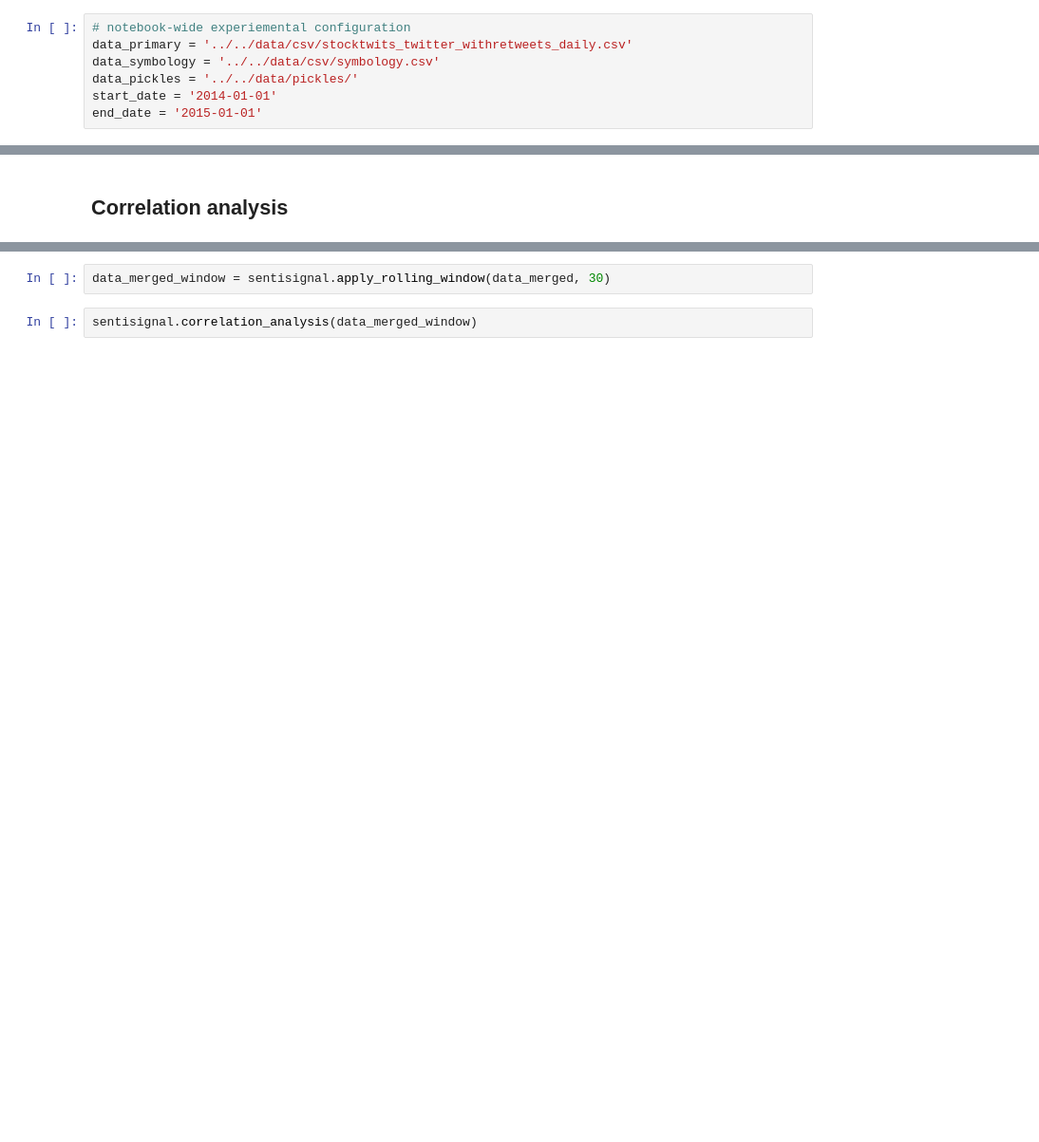
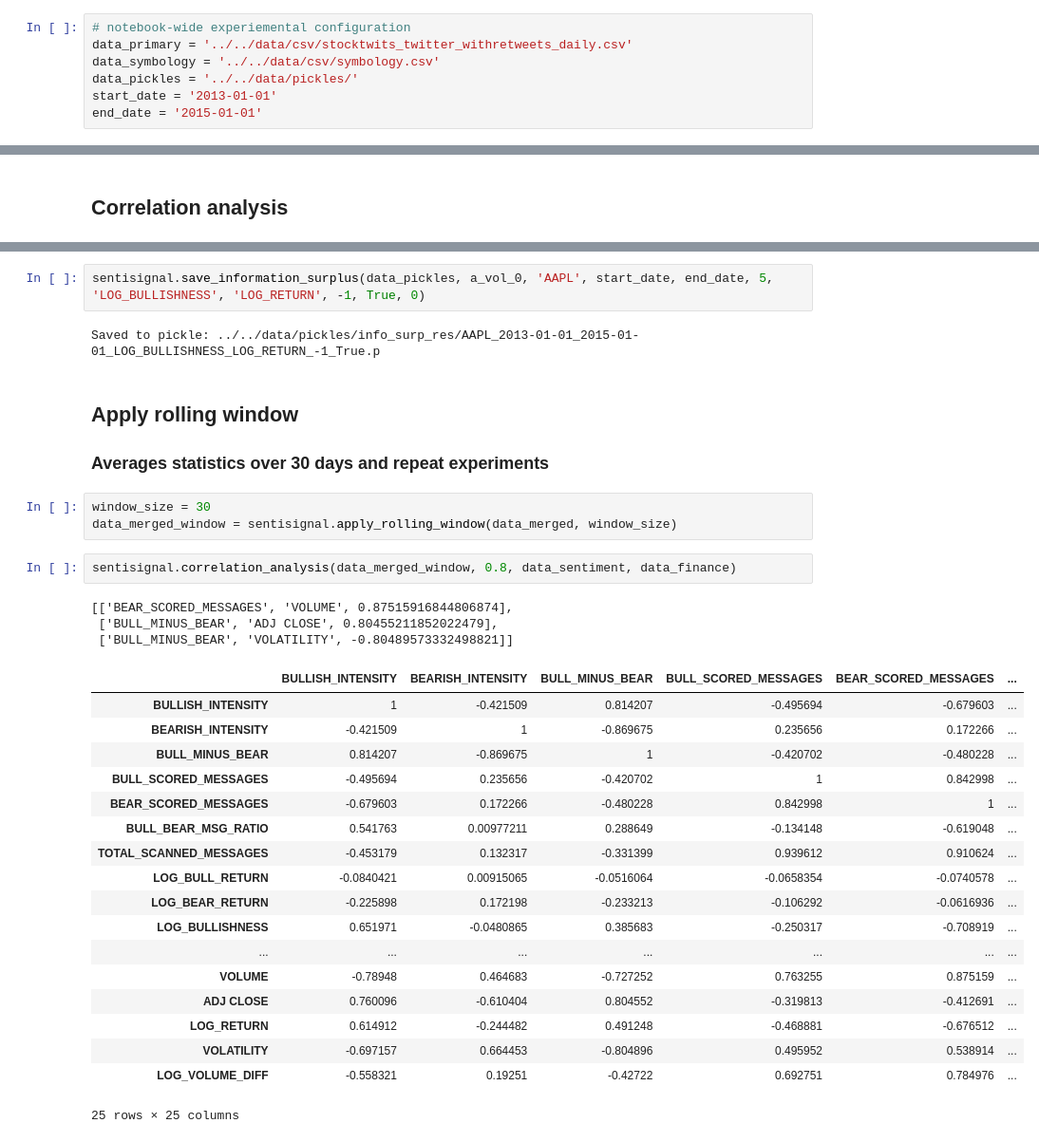
Before and after one commit to densekernel/sentisignal, a Jupyter notebook: runnables/AAPL.ipynb, the cells around one changed output, grey strips where cells are left out. Shown at 95% size. Saved outputs shown, nothing was run; the diff lists cells and outputs as text; blank space fills up the shorter version.

Commit message:
extend library, update notebooks, create new notebook for plotting mutual information surplus

```diff
--- a/runnables/AAPL.ipynb
+++ b/runnables/AAPL.ipynb
@@ -17,7 +17,7 @@ import sentisignal
 data_primary = '../../data/csv/stocktwits_twitter_withretweets_daily.csv'
 data_symbology = '../../data/csv/symbology.csv'
 data_pickles = '../../data/pickles/'
-start_date = '2014-01-01'
+start_date = '2013-01-01'
 end_date = '2015-01-01'
 # %% [markdown]
 ## Data preprocessing and merging
@@ -87,5 +180,35 @@ sentisignal.information_surplus(data_merged, 5, 'LOG_RETURN', 'LOG_BULL_BEAR_RAT
+# %%
+sentisignal.save_information_surplus(data_pickles, a_vol_0, 'AAPL', start_date, end_date, 5, 'LOG_BULLISHNESS', 'LOG_RETURN', -1, True, 0)
+# %% [output]
+Saved to pickle: ../../data/pickles/info_surp_res/AAPL_2013-01-01_2015-01-01_LOG_BULLISHNESS_LOG_RETURN_-1_True.p
+# %% [markdown]
+## Apply rolling window
+### Averages statistics over 30 days and repeat experiments
 # %%
-data_merged_window = sentisignal.apply_rolling_window(data_merged, 30)
+window_size = 30
+data_merged_window = sentisignal.apply_rolling_window(data_merged, window_size)
 # %%
-sentisignal.correlation_analysis(data_merged_window)
+sentisignal.correlation_analysis(data_merged_window, 0.8, data_sentiment, data_finance)
+# %% [output]
+[['BEAR_SCORED_MESSAGES', 'VOLUME', 0.87515916844806874],
+ ['BULL_MINUS_BEAR', 'ADJ CLOSE', 0.80455211852022479],
+ ['BULL_MINUS_BEAR', 'VOLATILITY', -0.80489573332498821]]
+|  | BULLISH_INTENSITY | BEARISH_INTENSITY | BULL_MINUS_BEAR | BULL_SCORED_MESSAGES | BEAR_SCORED_MESSAGES | ... |
+| BULLISH_INTENSITY | 1 | -0.421509 | 0.814207 | -0.495694 | -0.679603 | ... |
+| BEARISH_INTENSITY | -0.421509 | 1 | -0.869675 | 0.235656 | 0.172266 | ... |
+| BULL_MINUS_BEAR | 0.814207 | -0.869675 | 1 | -0.420702 | -0.480228 | ... |
+| BULL_SCORED_MESSAGES | -0.495694 | 0.235656 | -0.420702 | 1 | 0.842998 | ... |
+| BEAR_SCORED_MESSAGES | -0.679603 | 0.172266 | -0.480228 | 0.842998 | 1 | ... |
+| BULL_BEAR_MSG_RATIO | 0.541763 | 0.00977211 | 0.288649 | -0.134148 | -0.619048 | ... |
+| TOTAL_SCANNED_MESSAGES | -0.453179 | 0.132317 | -0.331399 | 0.939612 | 0.910624 | ... |
+| LOG_BULL_RETURN | -0.0840421 | 0.00915065 | -0.0516064 | -0.0658354 | -0.0740578 | ... |
+| LOG_BEAR_RETURN | -0.225898 | 0.172198 | -0.233213 | -0.106292 | -0.0616936 | ... |
+| LOG_BULLISHNESS | 0.651971 | -0.0480865 | 0.385683 | -0.250317 | -0.708919 | ... |
+| ... | ... | ... | ... | ... | ... | ... |
+| VOLUME | -0.78948 | 0.464683 | -0.727252 | 0.763255 | 0.875159 | ... |
+| ADJ CLOSE | 0.760096 | -0.610404 | 0.804552 | -0.319813 | -0.412691 | ... |
+| LOG_RETURN | 0.614912 | -0.244482 | 0.491248 | -0.468881 | -0.676512 | ... |
+| VOLATILITY | -0.697157 | 0.664453 | -0.804896 | 0.495952 | 0.538914 | ... |
+| LOG_VOLUME_DIFF | -0.558321 | 0.19251 | -0.42722 | 0.692751 | 0.784976 | ... |
+25 rows × 25 columns
 # %%
```
Also changed, not shown: parts of 21 cells of this notebook, 5 other files.
